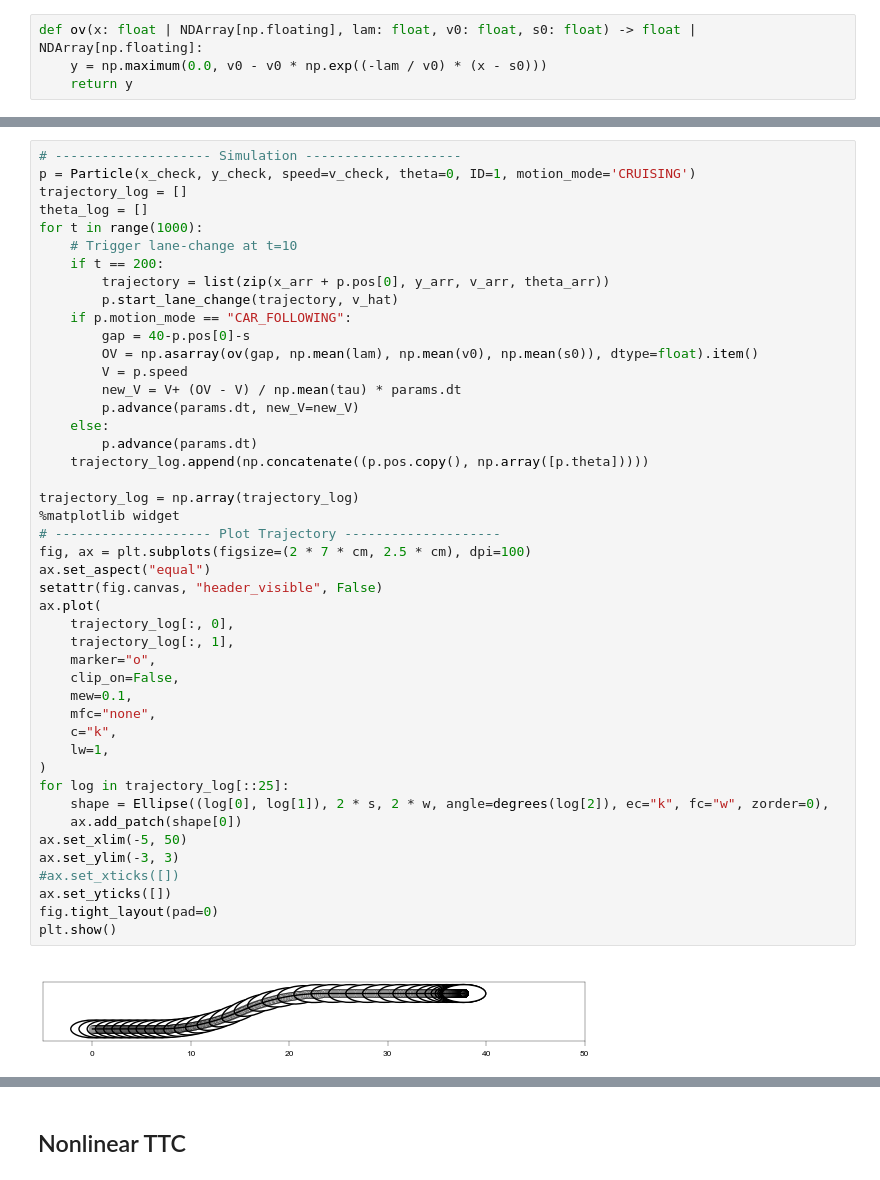
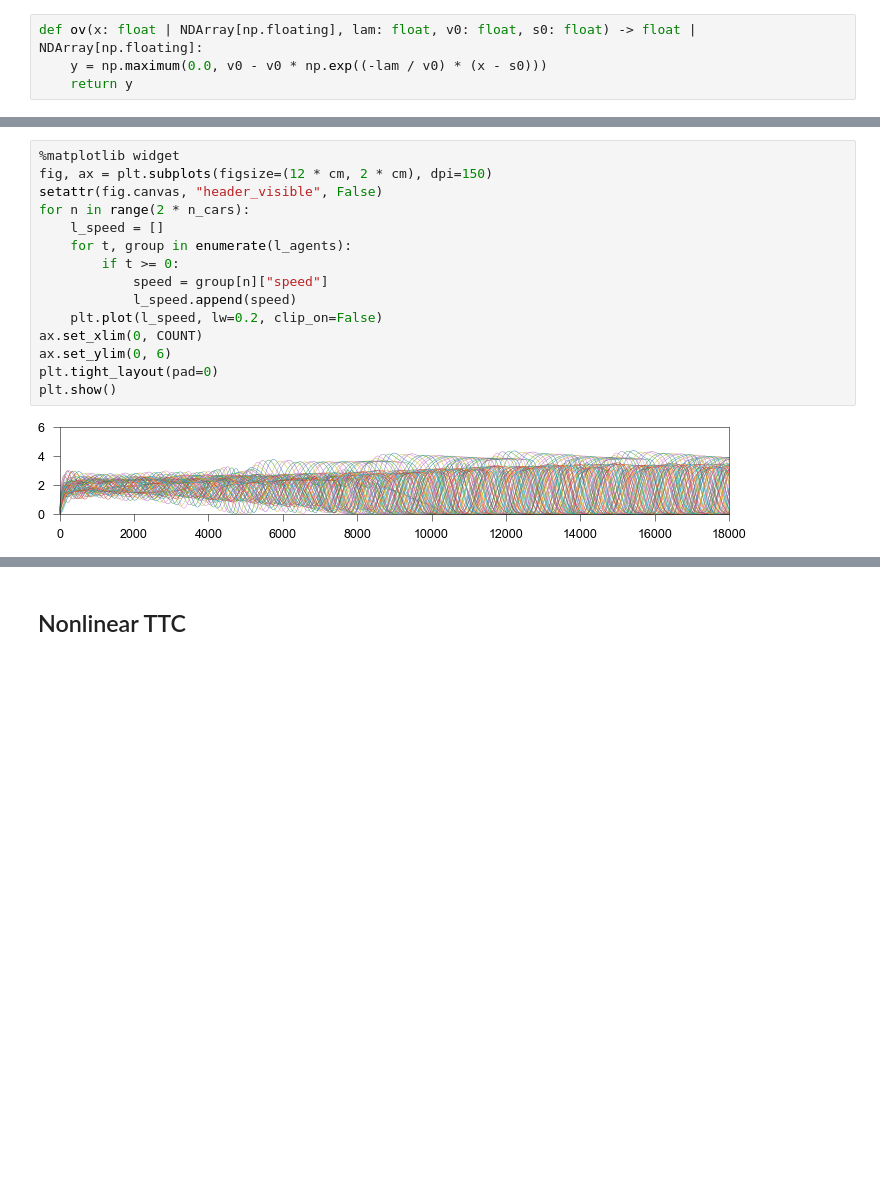
Before and after one commit to EPFL-ENAC/LUTS-pneuma-simulator, a Jupyter notebook: notebooks/simulator.ipynb, the cells around one changed output, grey strips where cells are left out. Drawn from its saved outputs; the diff is of its cells as text; blank space fills up the shorter version.

```diff
--- a/notebooks/simulator.ipynb
+++ b/notebooks/simulator.ipynb
@@ -1400,47 +1396,17 @@ l_agents[-1][0]
-# %%
-# -------------------- Simulation --------------------
-p = Particle(x_check, y_check, speed=v_check, theta=0, ID=1, motion_mode='CRUISING')
-trajectory_log = []
-theta_log = []
-for t in range(1000):
-    # Trigger lane-change at t=10
-    if t == 200:
-        trajectory = list(zip(x_arr + p.pos[0], y_arr, v_arr, theta_arr))
-        p.start_lane_change(trajectory, v_hat)
-    if p.motion_mode == "CAR_FOLLOWING":
-        gap = 40-p.pos[0]-s
-        OV = np.asarray(ov(gap, np.mean(lam), np.mean(v0), np.mean(s0)), dtype=float).item()
-        V = p.speed
-        new_V = V+ (OV - V) / np.mean(tau) * params.dt
-        p.advance(params.dt, new_V=new_V)
-    else:
-        p.advance(params.dt)
-    trajectory_log.append(np.concatenate((p.pos.copy(), np.array([p.theta]))))
-
-trajectory_log = np.array(trajectory_log)
-%matplotlib widget
-# -------------------- Plot Trajectory --------------------
-fig, ax = plt.subplots(figsize=(2 * 7 * cm, 2.5 * cm), dpi=100)
-ax.set_aspect("equal")
-setattr(fig.canvas, "header_visible", False)
-ax.plot(
-    trajectory_log[:, 0],
-    trajectory_log[:, 1],
-    marker="o",
-    clip_on=False,
-    mew=0.1,
-    mfc="none",
-    c="k",
-    lw=1,
-)
-for log in trajectory_log[::25]:
-    shape = Ellipse((log[0], log[1]), 2 * s, 2 * w, angle=degrees(log[2]), ec="k", fc="w", zorder=0),
-    ax.add_patch(shape[0])
-ax.set_xlim(-5, 50)
-ax.set_ylim(-3, 3)
-#ax.set_xticks([])
-ax.set_yticks([])
-fig.tight_layout(pad=0)
-plt.show()
-# %% [output]
-[figure, removed]
+# %%
+%matplotlib widget
+fig, ax = plt.subplots(figsize=(12 * cm, 2 * cm), dpi=150)
+setattr(fig.canvas, "header_visible", False)
+for n in range(2 * n_cars):
+    l_speed = []
+    for t, group in enumerate(l_agents):
+        if t >= 0:
+            speed = group[n]["speed"]
+            l_speed.append(speed)
+    plt.plot(l_speed, lw=0.2, clip_on=False)
+ax.set_xlim(0, COUNT)
+ax.set_ylim(0, 6)
+plt.tight_layout(pad=0)
+plt.show()
+# %% [output]
+[figure, added]
```
Also changed, not shown: parts of 14 cells of this notebook.
